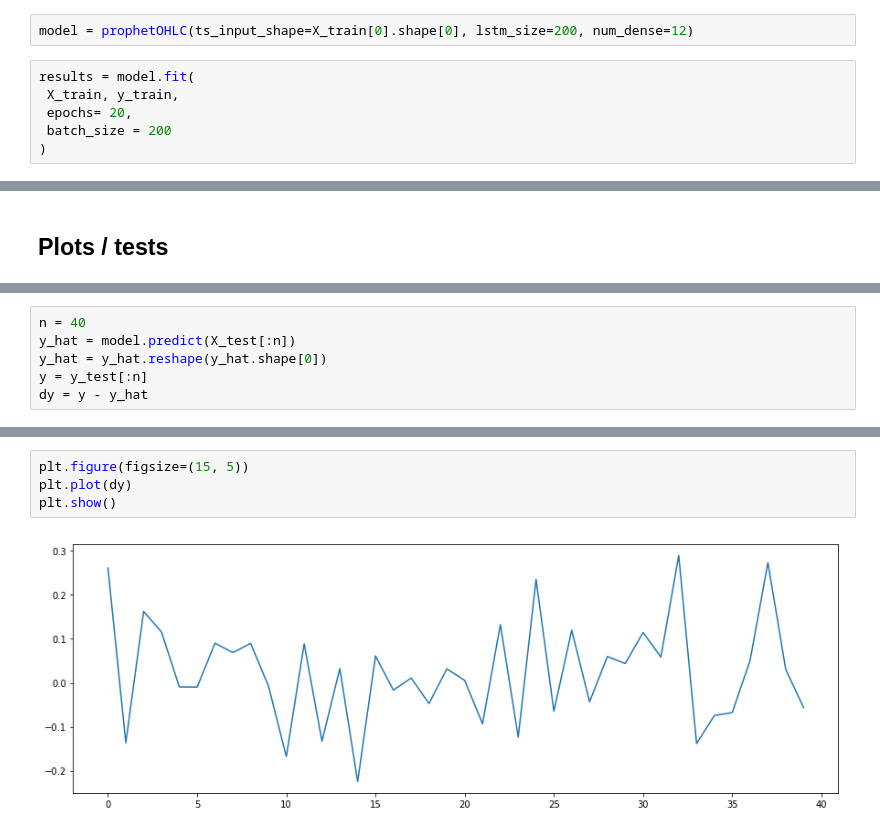
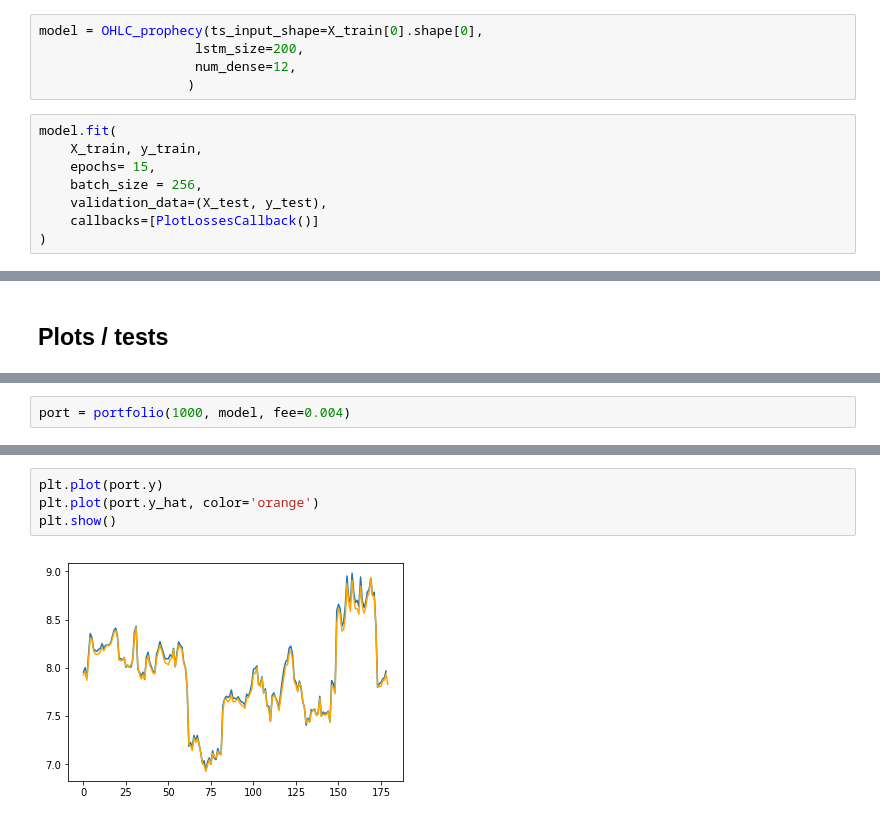
Before and after one commit to bitreport-org/Bitreport, a Jupyter notebook: prophecy/ProphecyTests.ipynb, the cells around one changed output, grey strips where cells are left out. Saved outputs shown, nothing was run; the diff lists cells and outputs as text.

```diff
--- a/prophecy/ProphecyTests.ipynb
+++ b/prophecy/ProphecyTests.ipynb
@@ -194,11 +196,16 @@ def OHLC_prophecy(ts_input_shape,
 
     return model
 # %%
-model = prophetOHLC(ts_input_shape=X_train[0].shape[0], lstm_size=200, num_dense=12)
+model = OHLC_prophecy(ts_input_shape=X_train[0].shape[0],
+                    lstm_size=200,
+                    num_dense=12,
+                   )
 # %%
-results = model.fit(
- X_train, y_train,
- epochs= 20,
- batch_size = 200
+model.fit(
+    X_train, y_train,
+    epochs= 15,
+    batch_size = 256,
+    validation_data=(X_test, y_test),
+    callbacks=[PlotLossesCallback()]
 )
 # %% [output]
@@ -226,6 +220,0 @@ import matplotlib.pyplot as plt
-# %%
-n = 40
-y_hat = model.predict(X_test[:n])
-y_hat = y_hat.reshape(y_hat.shape[0])
-y = y_test[:n]
-dy = y - y_hat
@@ -256,0 +326,2 @@ model.evaluate(X_test, y_test)
+# %%
+port = portfolio(1000, model, fee=0.004)
@@ -257,6 +348,6 @@ model.evaluate(X_test, y_test)
 # %%
-plt.figure(figsize=(15, 5))
-plt.plot(dy)
+plt.plot(port.y)
+plt.plot(port.y_hat, color='orange')
 plt.show()
 # %% [output]
-[figure, old version]
+[figure, new version]
```
Also changed, not shown: parts of 33 cells of this notebook, 7 other files.
